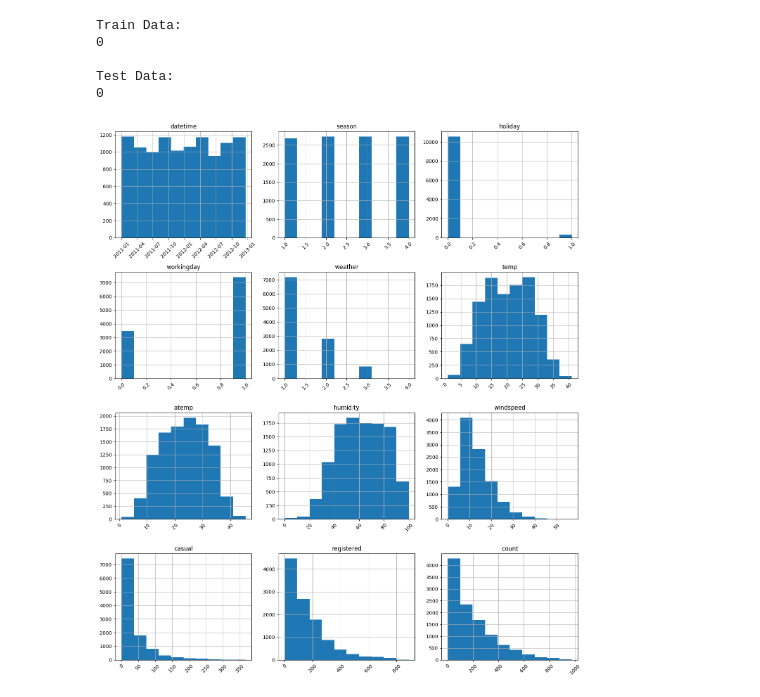
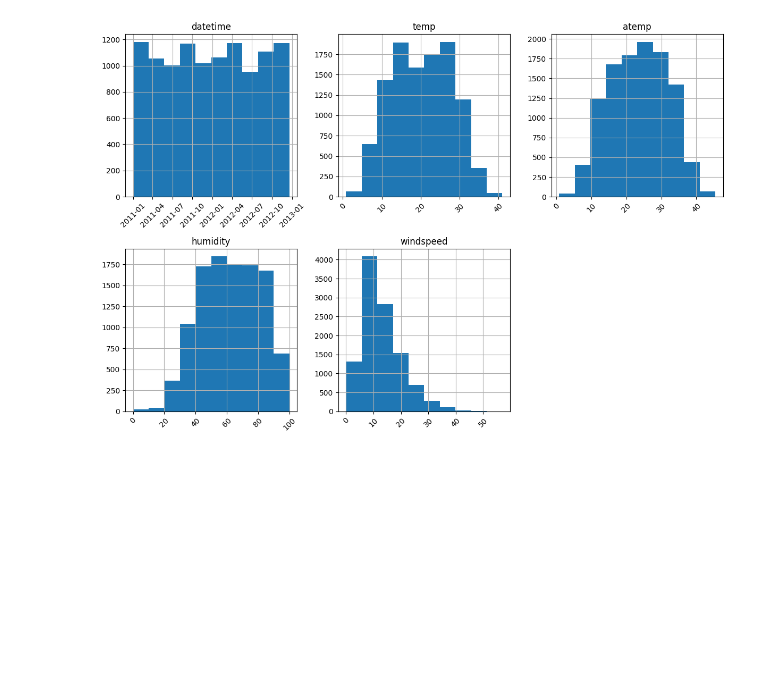
Before and after one commit to jay-watt/bike_sharing, a Jupyter notebook: noteboooks/data_exploration.ipynb, the cells around one changed output. Saved outputs shown, nothing was run; the diff lists cells and outputs as text; code cells hidden in the pictures; blank space fills up the shorter version.

Commit message:
Split train data into feature and target variables for further IDA

```diff
--- a/noteboooks/data_exploration.ipynb
+++ b/noteboooks/data_exploration.ipynb
@@ -104,0 +115,12 @@ Name: count, dtype: int64
+# %%
+from data_processing import perform_categorical_conversion
+
+# Preprocess: convert necessary features to categorical
+train_data = perform_categorical_conversion(train_data)
+# %%
+# IDA: view numerical summary statistics
+feature_data = train_data.drop(columns=['casual', 'registered','count'])
+class_data = train_data[['casual', 'registered', 'count']]
+
+print("Numerical feature summary statistics:")
+print(feature_data.describe())
@@ -151,30 +174,17 @@ dtype: int64
-# %%
-# IDA: check for duplicate rows
-print("Train Data:")
-print(train_data.duplicated().sum())
-print()
-print("Test Data:")
-print(test_data.duplicated().sum())
-# %% [output]
-Train Data:
-0
-
-Test Data:
-0
 # %%
 import matplotlib.pyplot as plt
 
-# Univariate analysis: feature distributions
-axes = train_data.hist(figsize=(14, 16), layout=(4, 3), sharex=False)
+# Univariate analysis: numerical feature distributions
+axes = feature_data.hist(figsize=(12, 8), layout=(2, 3), sharex=False)
 
 # Rotate x-axis labels for each subplot
 for ax in axes.flatten():
     ax.tick_params(axis='x', rotation=45)
 
 plt.tight_layout()
 plt.show()
 # %% [output]
-[figure, old version]
+[figure, new version]
 # %%
 import seaborn as sns
 
```
Also changed, not shown: parts of 11 cells of this notebook, 2 other files.
